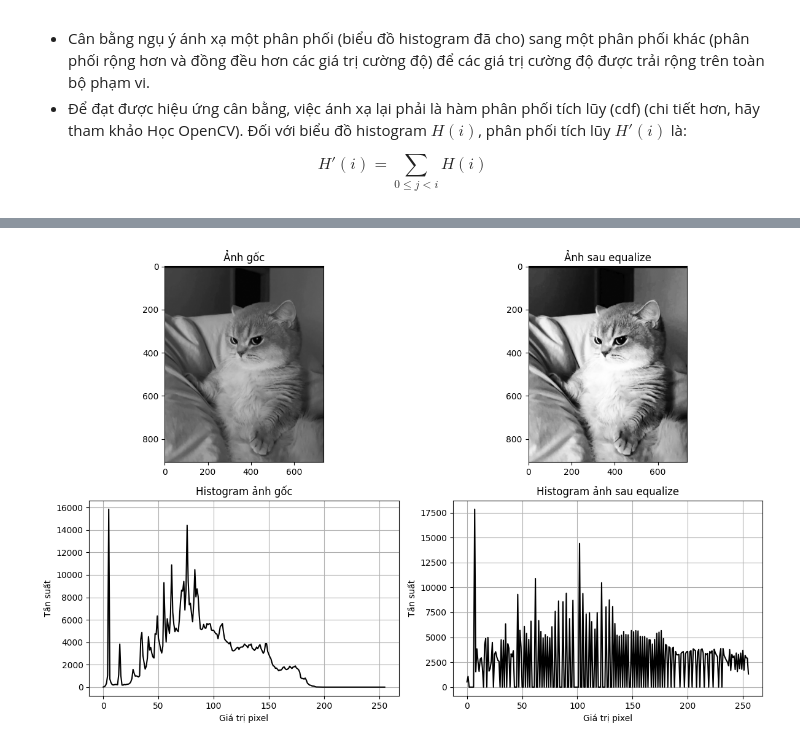
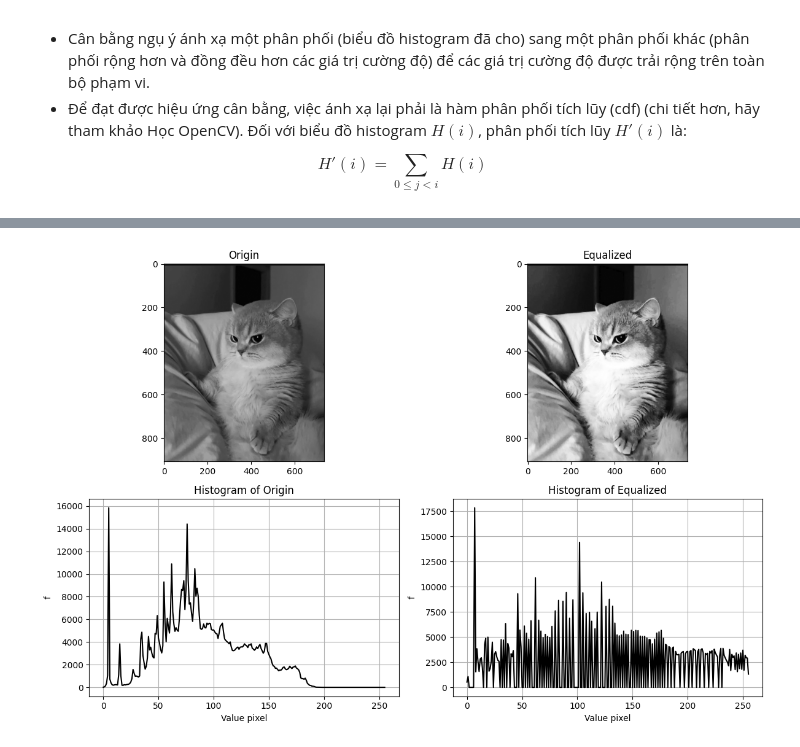
Before and after one commit to DongNQ225284/ComputerVision, a Jupyter notebook: opencv/2208.histograms.ipynb, the cells around one changed output, grey strips where cells are left out. Cells and saved outputs as stored; diff of their text form; code cells hidden in the pictures.

```diff
--- a/opencv/2208.histograms.ipynb
+++ b/opencv/2208.histograms.ipynb
@@ -90,35 +90,28 @@ $$ equalized(x,y) = H'(src(x,y)) $$
 # %%
 import cv2
 import matplotlib.pyplot as plt
 
 # Đọc ảnh và chuyển sang ảnh xám
 src = cv2.imread("images/cat.jpg")
 src = cv2.cvtColor(src, cv2.COLOR_BGR2GRAY)
 
 # Cân bằng histogram
 dst = cv2.equalizeHist(src)
 
 # Tính histogram của ảnh gốc và ảnh sau khi equalize
 hist_src = cv2.calcHist([src], [0], None, [256], [0, 256])
 hist_dst = cv2.calcHist([dst], [0], None, [256], [0, 256])
 
 # Vẽ ảnh và biểu đồ
 plt.figure(figsize=[12, 8])
 
-plt.subplot(221); plt.imshow(src, cmap="gray"); plt.title("Ảnh gốc")
-plt.subplot(222); plt.imshow(dst, cmap="gray"); plt.title("Ảnh sau equalize")
+plt.subplot(221); plt.imshow(src, cmap="gray"); plt.title("Origin")
+plt.subplot(222); plt.imshow(dst, cmap="gray"); plt.title("Equalized")
 
-plt.subplot(223);
-plt.plot(hist_src, color='black')
-plt.title("Histogram ảnh gốc")
-plt.xlabel("Giá trị pixel"); plt.ylabel("Tần suất"); plt.grid(True)
-
-plt.subplot(224);
-plt.plot(hist_dst, color='black')
-plt.title("Histogram ảnh sau equalize")
-plt.xlabel("Giá trị pixel"); plt.ylabel("Tần suất"); plt.grid(True)
+plt.subplot(223); plt.plot(hist_src, color='black'); plt.title("Histogram of Origin"); plt.xlabel("Value pixel"); plt.ylabel("f"); plt.grid(True)
+plt.subplot(224); plt.plot(hist_dst, color='black'); plt.title("Histogram of Equalized"); plt.xlabel("Value pixel"); plt.ylabel("f"); plt.grid(True)
 
 plt.tight_layout()
 plt.show()
 # %% [output]
-[figure, old version]
+[figure, new version]
```
Also changed, not shown: parts of 1 cell of this notebook, 1 other file.
